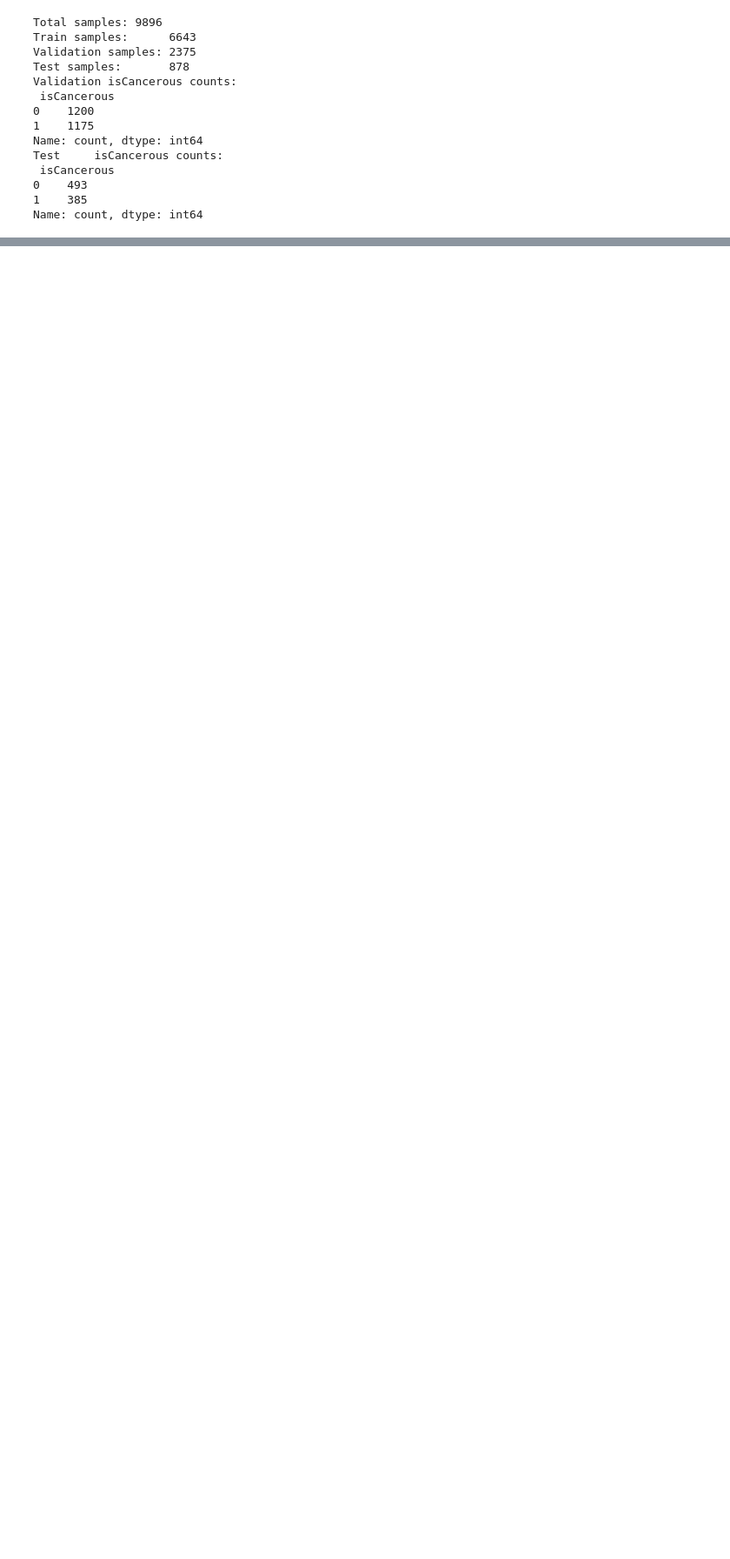
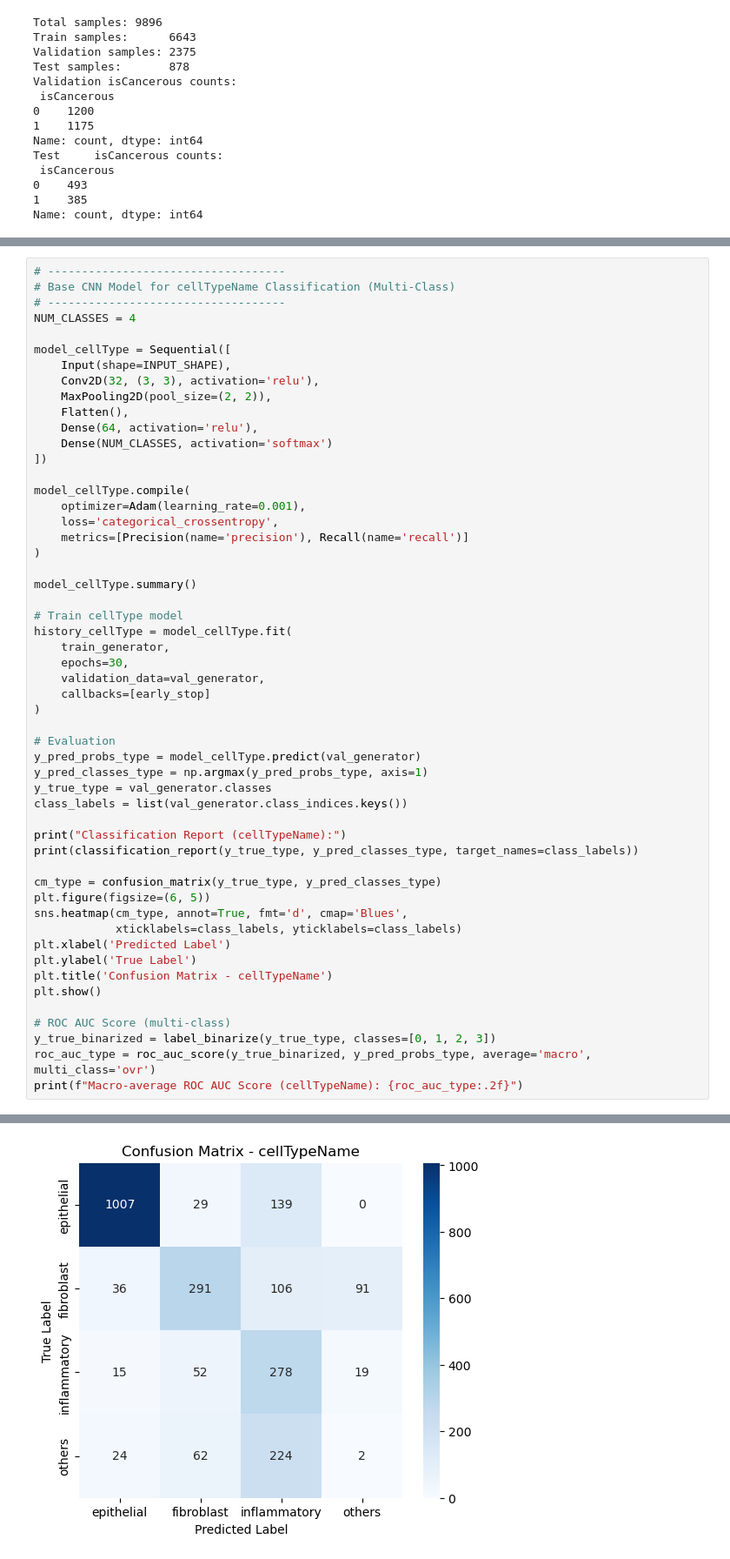
Before and after one commit to Shreyas-Shah30/Colon-Cancer-Histopathology-Image-Classification-ML-Project, a Jupyter notebook: s4005805_s3978268.ipynb, the cells around one changed output, grey strips where cells are left out. Shown at 87% size. Drawn from its saved outputs; the diff is of its cells as text; blank space fills up the shorter version.

```diff
--- a/s4005805_s3978268.ipynb
+++ b/s4005805_s3978268.ipynb
@@ -372,0 +607,54 @@ Found 878 validated image filenames belonging to 4 classes.
+# %%
+# -----------------------------------
+# Base CNN Model for cellTypeName Classification (Multi-Class)
+# -----------------------------------
+NUM_CLASSES = 4
+
+model_cellType = Sequential([
+    Input(shape=INPUT_SHAPE),
+    Conv2D(32, (3, 3), activation='relu'),
+    MaxPooling2D(pool_size=(2, 2)),
+    Flatten(),
+    Dense(64, activation='relu'),
+    Dense(NUM_CLASSES, activation='softmax')
+])
+
+model_cellType.compile(
+    optimizer=Adam(learning_rate=0.001),
+    loss='categorical_crossentropy',
+    metrics=[Precision(name='precision'), Recall(name='recall')]
+)
+
+model_cellType.summary()
+
+# Train cellType model
+history_cellType = model_cellType.fit(
+    train_generator,
+    epochs=30,
+    validation_data=val_generator,
+    callbacks=[early_stop]
+)
+
+# Evaluation
+y_pred_probs_type = model_cellType.predict(val_generator)
+y_pred_classes_type = np.argmax(y_pred_probs_type, axis=1)
+y_true_type = val_generator.classes
+class_labels = list(val_generator.class_indices.keys())
+
+print("Classification Report (cellTypeName):")
+print(classification_report(y_true_type, y_pred_classes_type, target_names=class_labels))
+
+cm_type = confusion_matrix(y_true_type, y_pred_classes_type)
+plt.figure(figsize=(6, 5))
+sns.heatmap(cm_type, annot=True, fmt='d', cmap='Blues',
+            xticklabels=class_labels, yticklabels=class_labels)
+plt.xlabel('Predicted Label')
+plt.ylabel('True Label')
+plt.title('Confusion Matrix - cellTypeName')
+plt.show()
+
+# ROC AUC Score (multi-class)
+y_true_binarized = label_binarize(y_true_type, classes=[0, 1, 2, 3])
+roc_auc_type = roc_auc_score(y_true_binarized, y_pred_probs_type, average='macro', multi_class='ovr')
+print(f"Macro-average ROC AUC Score (cellTypeName): {roc_auc_type:.2f}")
+# %% [output]
@@ -372,0 +696 @@ Found 878 validated image filenames belonging to 4 classes.
+[figure, added]
```
Also changed, not shown: parts of 12 cells of this notebook.
